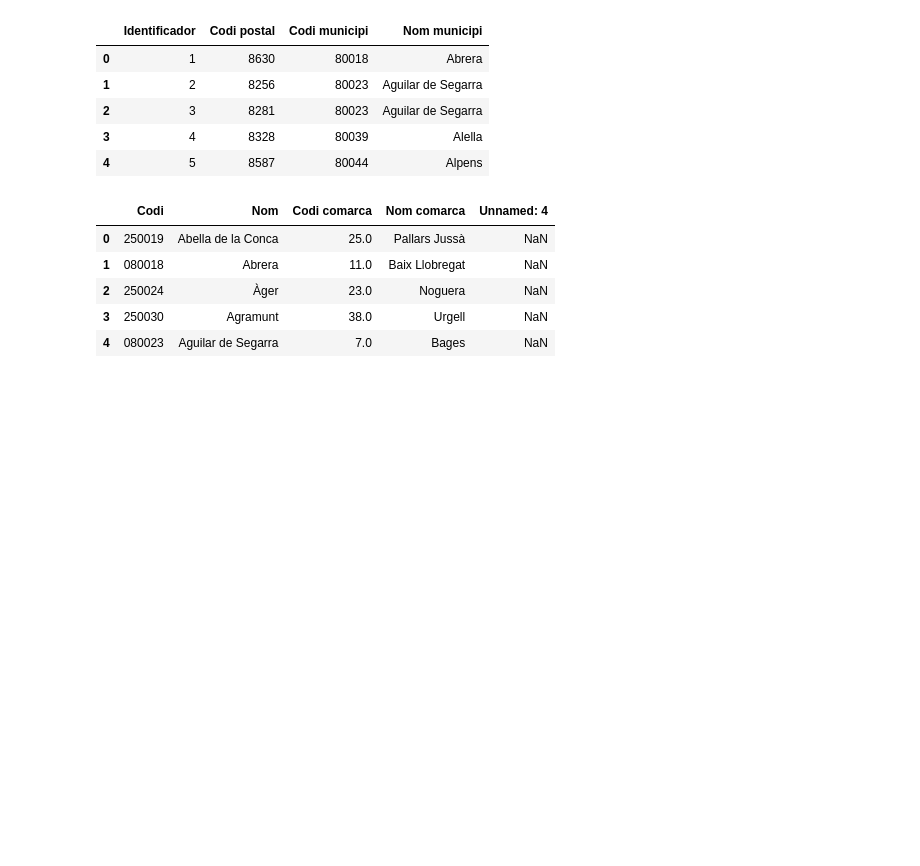
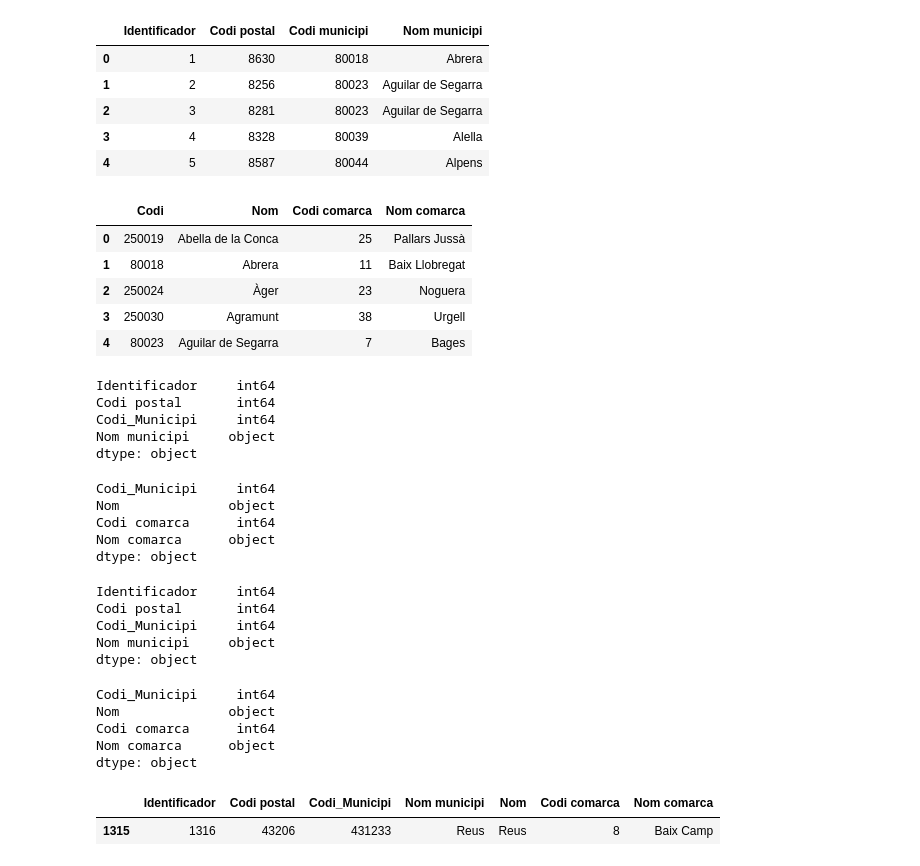
Before and after one commit to joanrocajovani/final-project, a Jupyter notebook: src/Cleaning.ipynb, the cells around one changed output. Saved outputs shown, nothing was run; the diff lists cells and outputs as text; code cells hidden in the pictures; blank space fills up the shorter version.

```diff
--- a/src/Cleaning.ipynb
+++ b/src/Cleaning.ipynb
@@ -88,10 +85,10 @@ if len(str(x['Codi postal'])) < 5:
 # %%
-y = pd.read_csv('../data/Municipis_Cat.csv')
+y = pd.read_csv('../data/Municipis_Cat3.csv', sep=";")
 y.head()
 # %% [output]
-|  | Codi | Nom | Codi comarca | Nom comarca | Unnamed: 4 |
-| 0 | 250019 | Abella de la Conca | 25.0 | Pallars Jussà | NaN |
-| 1 | 080018 | Abrera | 11.0 | Baix Llobregat | NaN |
-| 2 | 250024 | Àger | 23.0 | Noguera | NaN |
-| 3 | 250030 | Agramunt | 38.0 | Urgell | NaN |
-| 4 | 080023 | Aguilar de Segarra | 7.0 | Bages | NaN |
+|  | Codi | Nom | Codi comarca | Nom comarca |
+| 0 | 250019 | Abella de la Conca | 25 | Pallars Jussà |
+| 1 | 80018 | Abrera | 11 | Baix Llobregat |
+| 2 | 250024 | Àger | 23 | Noguera |
+| 3 | 250030 | Agramunt | 38 | Urgell |
+| 4 | 80023 | Aguilar de Segarra | 7 | Bages |
@@ -97,0 +97,8 @@ y.head()
+# %%
+x.dtypes
+# %% [output]
+Identificador     int64
+Codi postal       int64
+Codi_Municipi     int64
+Nom municipi     object
+dtype: object
@@ -97,0 +107,8 @@ y.head()
+# %%
+y.dtypes
+# %% [output]
+Codi_Municipi     int64
+Nom              object
+Codi comarca      int64
+Nom comarca      object
+dtype: object
@@ -97,0 +117,16 @@ y.head()
+# %%
+x.dtypes
+# %% [output]
+Identificador     int64
+Codi postal       int64
+Codi_Municipi     int64
+Nom municipi     object
+dtype: object
+# %%
+y.dtypes
+# %% [output]
+Codi_Municipi     int64
+Nom              object
+Codi comarca      int64
+Nom comarca      object
+dtype: object
@@ -97,0 +135,5 @@ y.head()
+# %%
+merged[merged["Codi postal"] == 43206]
+# %% [output]
+|  | Identificador | Codi postal | Codi_Municipi | Nom municipi | Nom | Codi comarca | Nom comarca |
+| 1315 | 1316 | 43206 | 431233 | Reus | Reus | 8 | Baix Camp |
```
Also changed, not shown: parts of 16 cells of this notebook.
